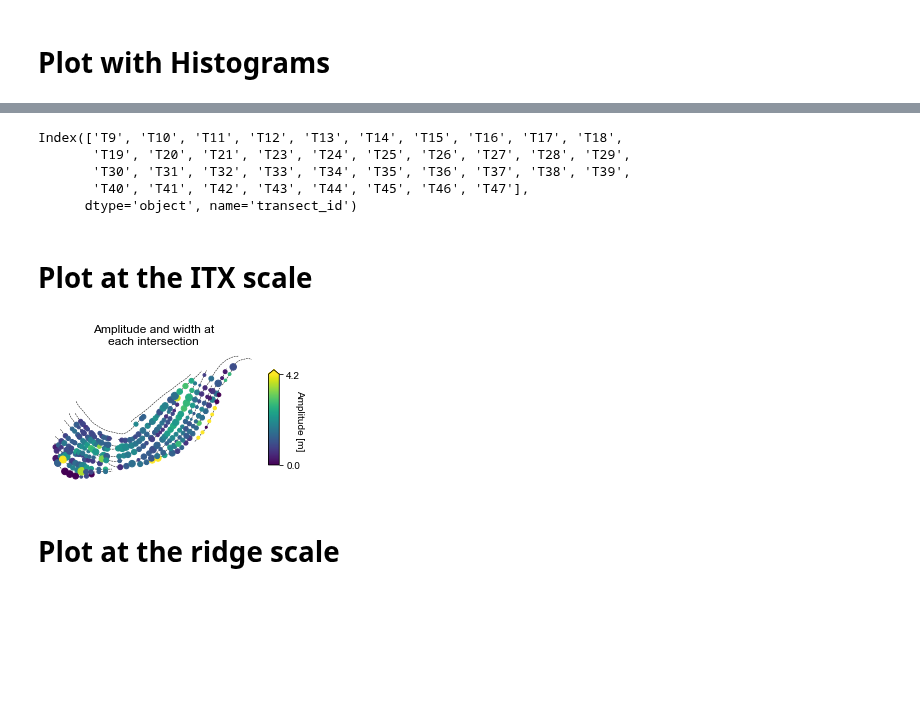
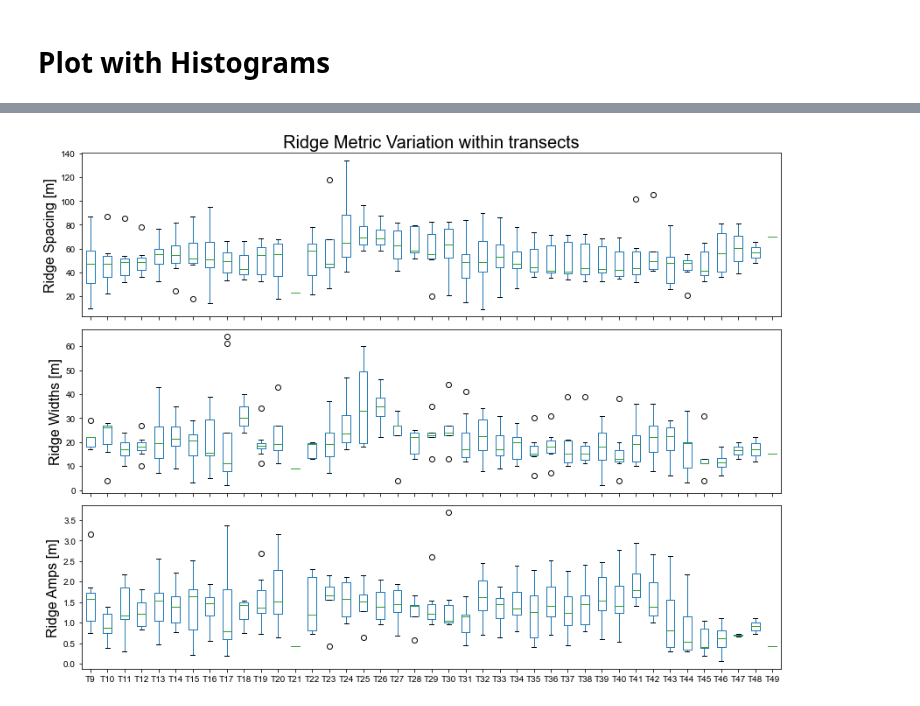
Before and after one commit to tamu-edu/scrollstats, a Jupyter notebook: Figure_BrazosBendsMultiScale.ipynb, the cells around one changed output, grey strips where cells are left out. Cells and saved outputs as stored; diff of their text form; code cells hidden in the pictures; blank space fills up the shorter version.

Commit message:
streamlined and generalized multiscale figure

```diff
--- a/Figure_BrazosBendsMultiScale.ipynb
+++ b/Figure_BrazosBendsMultiScale.ipynb
@@ -244,38 +189,30 @@ plt.tight_layout()
-# %%
-box_amps.columns.str.replace("t_0*", "T", regex=True)
-# %% [output]
-Index(['T9', 'T10', 'T11', 'T12', 'T13', 'T14', 'T15', 'T16', 'T17', 'T18',
-       'T19', 'T20', 'T21', 'T23', 'T24', 'T25', 'T26', 'T27', 'T28', 'T29',
-       'T30', 'T31', 'T32', 'T33', 'T34', 'T35', 'T36', 'T37', 'T38', 'T39',
-       'T40', 'T41', 'T42', 'T43', 'T44', 'T45', 'T46', 'T47'],
-      dtype='object', name='transect_id')
-# %% [markdown]
-# Plot at the ITX scale
-# %%
-fig, ax = plt.subplots(1,1, figsize=(4.5,2.5))
-vmin = 0
-vmax = 4.2
-
-divider = make_axes_locatable(ax)
-cax = divider.append_axes("right", size="5%", pad=0.1, aspect=2)
-
-itx.plot(ax=ax, column="ridge_amp", markersize="ridge_width",
-         vmin=vmin, vmax=vmax,
-         legend=True, cax=cax, legend_kwds={"extend":"max"})
-
-ridges.plot(ax=ax, color="k", ls="--", lw=0.5, zorder=0)
-
-cbar = fig.axes[1]
-# min_max = itx["ridge_amp"].quantile([0,1])
-min_max = [vmin,vmax]
-cbar.set_yticks(min_max, labels = np.round(min_max, 1))
-cbar.set_ylabel("Amplitude [m]", rotation=270)
-
-ax.set_title("Amplitude and width at\neach intersection")
-ax.set_axis_off()
-plt.tight_layout()
-# plt.savefig("/Users/avan/FLUD/BrazosScrolls/figures/MultiScaleMetrics_itx.png", dpi=300)
-# %% [output]
-[figure, removed]
-# %% [markdown]
-# Plot at the ridge scale
+# %%
+ridge_metrics_per_transect = ridge_metrics.unstack(level=0)
+
+amps_per_transect = ridge_metrics_per_transect["ridge_amp"]
+widths_per_transect = ridge_metrics_per_transect["ridge_width"]
+spacing_per_transect = ridge_metrics_per_transect["pre_mig_dist"]
+
+fig, (ax1, ax2, ax3) = plt.subplots(3, 1, figsize=(12, 9))
+
+ax1 = spacing_per_transect.boxplot(ax=ax1, grid=False)
+ax2 = widths_per_transect.boxplot(ax=ax2, grid=False)
+ax3 = amps_per_transect.boxplot(ax=ax3, grid=False)
+
+# Set tick labels
+ax1.set_xticklabels([])
+ax2.set_xticklabels([])
+ax3.set_xticklabels(spacing_per_transect.columns.str.replace("t_0*", "T", regex=True))
+
+# Set y labels
+ax1.set_ylabel("Ridge Spacing [m]", size=16)
+ax2.set_ylabel("Ridge Widths [m]", size=16)
+ax3.set_ylabel("Ridge Amps [m]", size=16)
+
+# ax1.plot([0, 36], [120,120], color="r")
+
+ax1.set_title("Ridge Metric Variation within transects", size=20, horizontalalignment="center")
+plt.tight_layout()
+# plt.savefig("/Users/avan/FLUD/BrazosScrolls/figures/Boxplot_Transect_Spacing.png", dpi=300)
+# %% [output]
+[figure, added]
```
Also changed, not shown: parts of 31 cells of this notebook.
